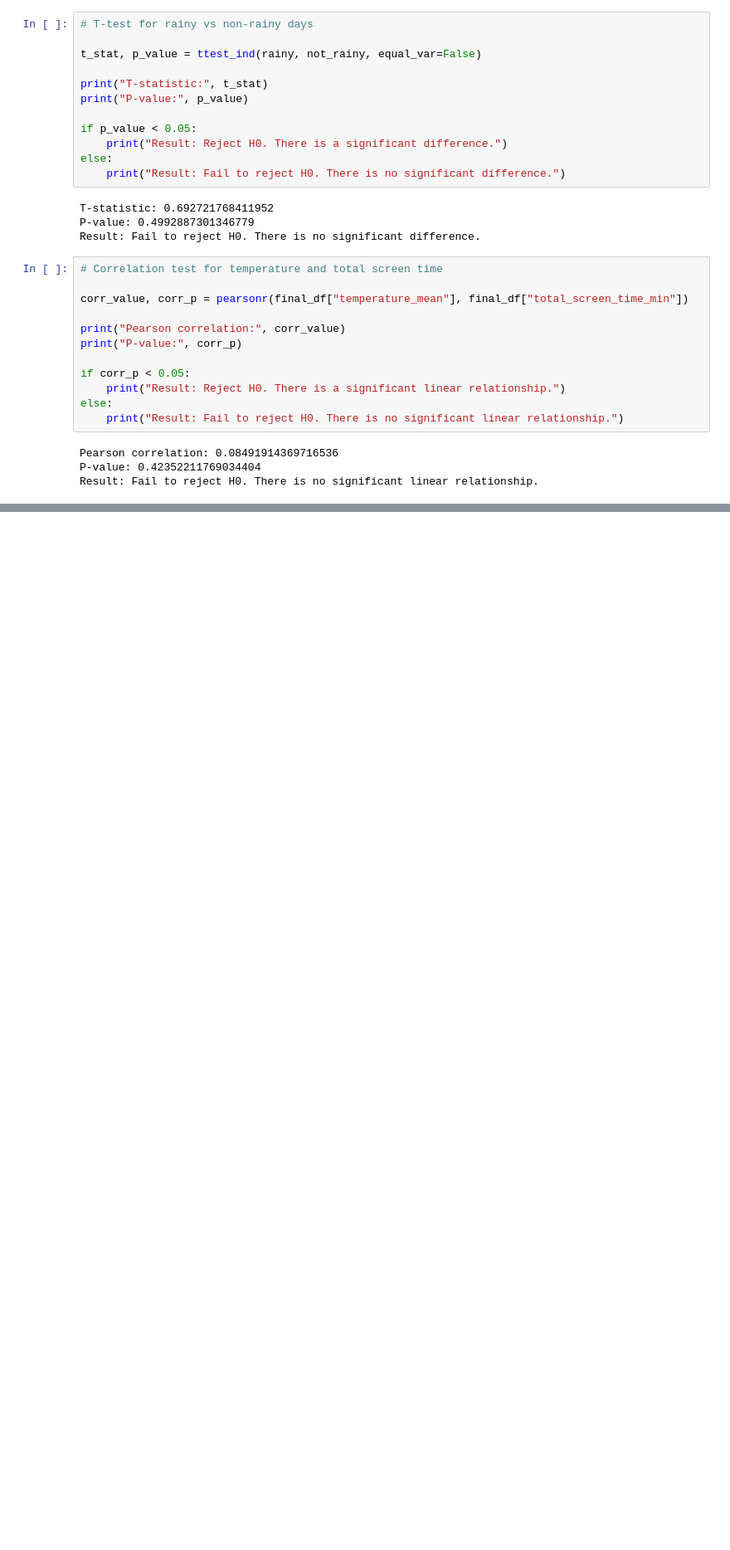
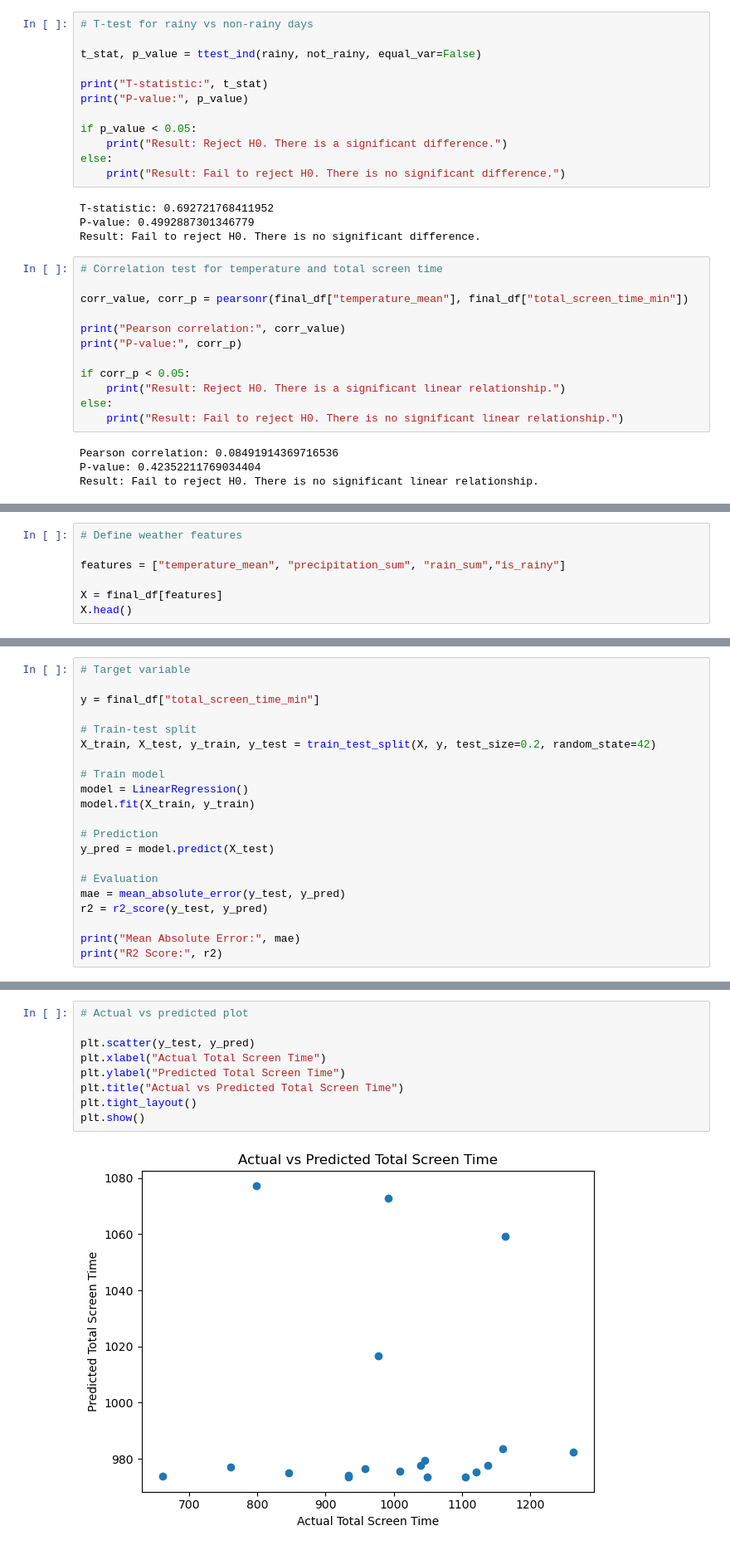
Before and after one commit to sudekeski/DSA210-project, a Jupyter notebook: weather_vs_screen_time_analysis.ipynb, the cells around one changed output, grey strips where cells are left out. Shown at 83% size. Cells and saved outputs as stored; diff of their text form; blank space fills up the shorter version.

```diff
--- a/weather_vs_screen_time_analysis.ipynb
+++ b/weather_vs_screen_time_analysis.ipynb
@@ -359,0 +397,7 @@ Result: Fail to reject H0. There is no significant linear relationship.
+# %%
+# Define weather features
+
+features = ["temperature_mean", "precipitation_sum", "rain_sum","is_rainy"]
+
+X = final_df[features]
+X.head()
@@ -359,0 +415,21 @@ Result: Fail to reject H0. There is no significant linear relationship.
+# %%
+# Target variable
+
+y = final_df["total_screen_time_min"]
+
+# Train-test split
+X_train, X_test, y_train, y_test = train_test_split(X, y, test_size=0.2, random_state=42)
+
+# Train model
+model = LinearRegression()
+model.fit(X_train, y_train)
+
+# Prediction
+y_pred = model.predict(X_test)
+
+# Evaluation
+mae = mean_absolute_error(y_test, y_pred)
+r2 = r2_score(y_test, y_pred)
+
+print("Mean Absolute Error:", mae)
+print("R2 Score:", r2)
@@ -359,0 +439,11 @@ Result: Fail to reject H0. There is no significant linear relationship.
+# %%
+# Actual vs predicted plot
+
+plt.scatter(y_test, y_pred)
+plt.xlabel("Actual Total Screen Time")
+plt.ylabel("Predicted Total Screen Time")
+plt.title("Actual vs Predicted Total Screen Time")
+plt.tight_layout()
+plt.show()
+# %% [output]
+[figure, added]
```
Also changed, not shown: parts of 20 cells of this notebook.
